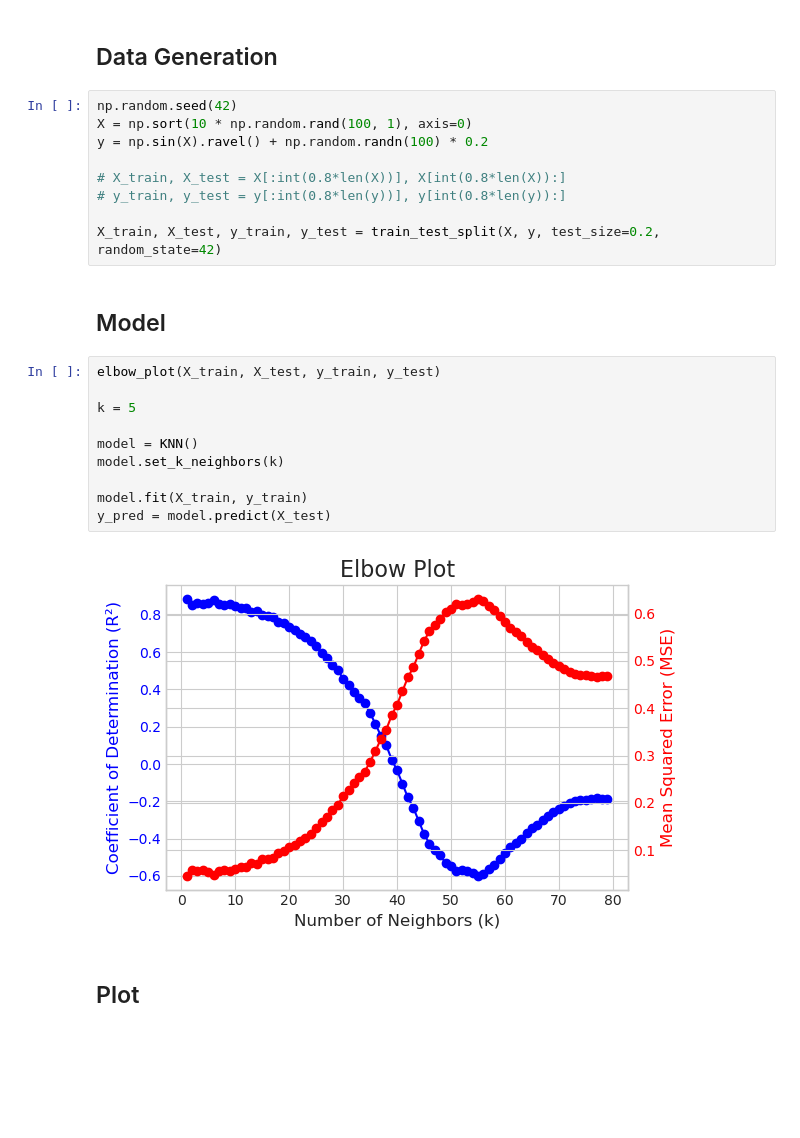
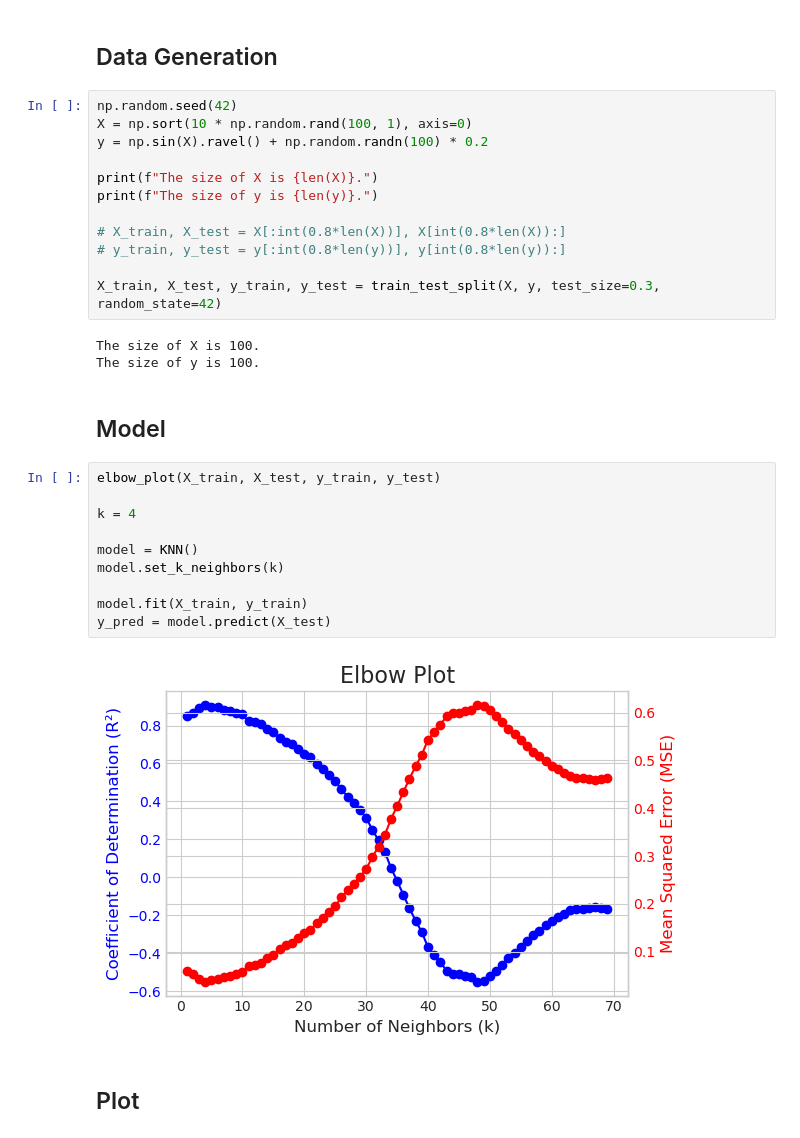
Before and after one commit to thiagoneye/master-machine_learning, a Jupyter notebook: src/regression/k_nearest_neighbors.ipynb, the cells around one changed output. Saved outputs shown, nothing was run; the diff lists cells and outputs as text; blank space fills up the shorter version.

```diff
--- a/src/regression/k_nearest_neighbors.ipynb
+++ b/src/regression/k_nearest_neighbors.ipynb
@@ -99,24 +99,30 @@ np.random.seed(42)
 X = np.sort(10 * np.random.rand(100, 1), axis=0)
 y = np.sin(X).ravel() + np.random.randn(100) * 0.2
 
+print(f"The size of X is {len(X)}.")
+print(f"The size of y is {len(y)}.")
+
 # X_train, X_test = X[:int(0.8*len(X))], X[int(0.8*len(X)):]
 # y_train, y_test = y[:int(0.8*len(y))], y[int(0.8*len(y)):]
 
-X_train, X_test, y_train, y_test = train_test_split(X, y, test_size=0.2, random_state=42)
+X_train, X_test, y_train, y_test = train_test_split(X, y, test_size=0.3, random_state=42)
+# %% [output]
+The size of X is 100.
+The size of y is 100.
 # %% [markdown]
 ## Model
 # %%
 elbow_plot(X_train, X_test, y_train, y_test)
 
-k = 5
+k = 4
 
 model = KNN()
 model.set_k_neighbors(k)
 
 model.fit(X_train, y_train)
 y_pred = model.predict(X_test)
 # %% [output]
-[figure, old version]
+[figure, new version]
 # %% [markdown]
 ## Plot
 # %%
```
Also changed, not shown: parts of 1 cell of this notebook, 1 other file.
